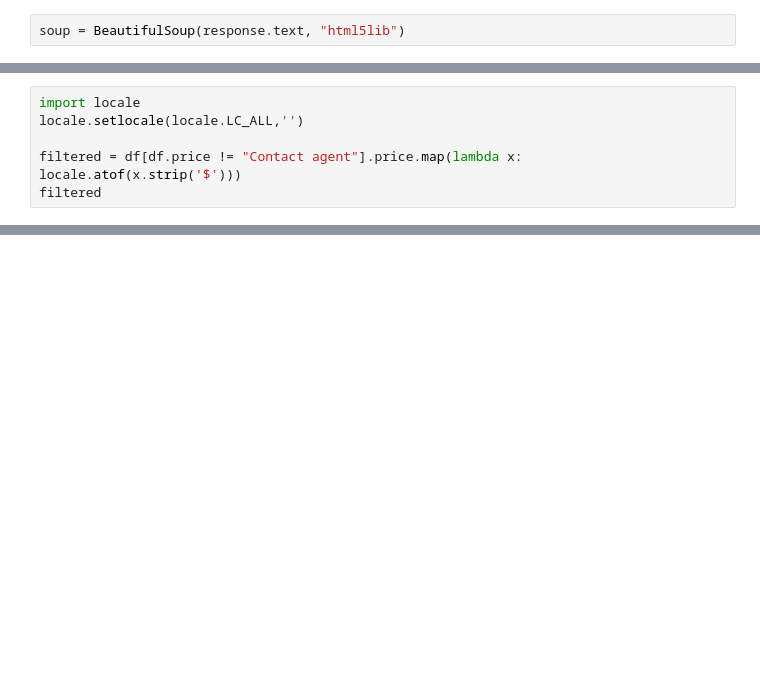
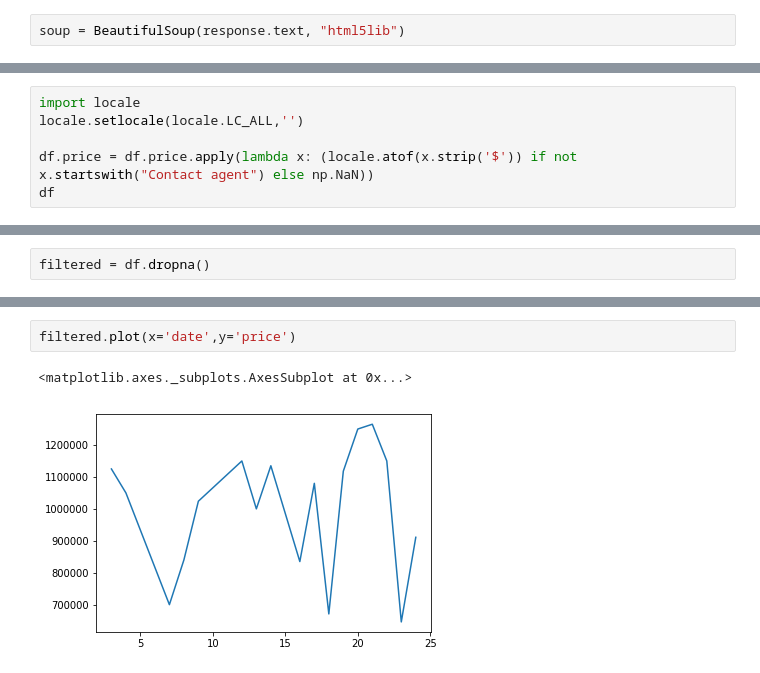
Before and after one commit to nevhan/imc-stem, a Jupyter notebook: notebooks/realestate-example.ipynb, the cells around one changed output, grey strips where cells are left out. Drawn from its saved outputs; the diff is of its cells as text; blank space fills up the shorter version.

```diff
--- a/notebooks/realestate-example.ipynb
+++ b/notebooks/realestate-example.ipynb
@@ -103,6 +129,6 @@ df
 import locale
 locale.setlocale(locale.LC_ALL,'')
 
-filtered = df[df.price != "Contact agent"].price.map(lambda x: locale.atof(x.strip('$')))
-filtered
+df.price = df.price.apply(lambda x: (locale.atof(x.strip('$')) if not x.startswith("Contact agent") else np.NaN))
+df
 # %% [output]
@@ -126,0 +152,2 @@ Name: price, dtype: float64
+# %%
+filtered = df.dropna()
@@ -127 +173,6 @@ Name: price, dtype: float64
+# %%
+filtered.plot(x='date',y='price')
+# %% [output]
+<matplotlib.axes._subplots.AxesSubplot at 0x...>
+[figure, added]
 # %%
```
Also changed, not shown: parts of 13 cells of this notebook.
